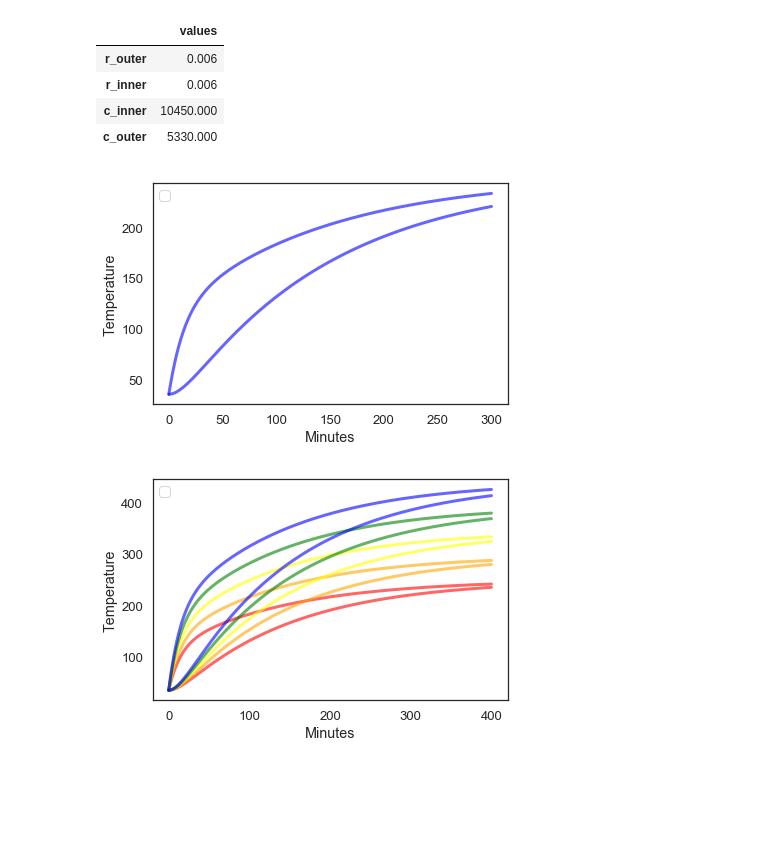
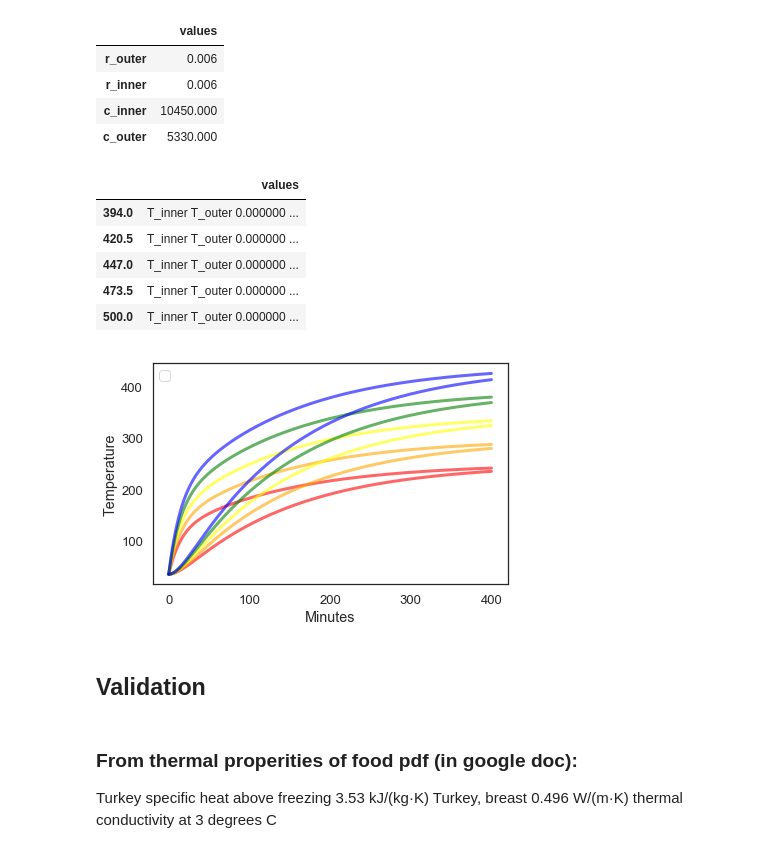
Before and after one commit to MellieZito/Project-2, a Jupyter notebook: code/Turkey.ipynb, the cells around one changed output. Saved outputs shown, nothing was run; the diff lists cells and outputs as text; code cells hidden in the pictures; blank space fills up the shorter version.

```diff
--- a/code/Turkey.ipynb
+++ b/code/Turkey.ipynb
@@ -88,0 +89,24 @@ def slope_func(state, t, system):
+# %%
+def sweep_temp(system, slope_func, min_temp, max_temp, time):
+    '''Sweep oven temperature
+
+    min_temp: lowest temperature
+    max_temp: highest temperature
+
+    Returns: Sweepseries
+    '''
+
+    temp_array = linspace(min_temp, max_temp, 5)
+    sweep = SweepSeries()
+
+    colors = ['red','orange','yellow','green','blue','purple']
+    color_counter = 0
+
+    for temp in temp_array:
+        system=make_system(params,temp,275,time) #make_system(params, T_oven, T_init, t_end)
+        results, details = run_ode_solver(system,slope_func,max_step=1)
+        plot_results(results.T_inner, results.T_outer, colors[color_counter])
+        color_counter += 1
+        sweep[temp] = results
+
+    return sweep
@@ -118,11 +146,3 @@ params = Params(
 | r_inner | 0.006 |
 | c_inner | 10450.000 |
 | c_outer | 5330.000 |
-# %%
-#394K is 250F
-system=make_system(params,394,275,300) #make_system(params, T_oven, T_init, t_end)
-results, details=run_ode_solver(system,slope_func,max_step=1)
-# %%
-plot_results(results.T_inner, results.T_outer, 'blue')
-# %% [output]
-[figure, removed]
@@ -151,4 +149,16 @@ def sweep_temp(system, slope_func, min_temp, max_temp, time):
 # %%
-sweep_temp(system, slope_func, 394, 500, 400)
+sweep = sweep_temp(system, slope_func, 394, 500, 400)
 # %% [output]
+|  | values |
+| 394.0 | T_inner T_outer 0.000000 ... |
+| 420.5 | T_inner T_outer 0.000000 ... |
+| 447.0 | T_inner T_outer 0.000000 ... |
+| 473.5 | T_inner T_outer 0.000000 ... |
+| 500.0 | T_inner T_outer 0.000000 ... |
 [figure]
+# %% [markdown]
+## Validation
+# %% [markdown]
+### From thermal properities of food pdf (in google doc):
+Turkey specific heat above freezing 3.53 kJ/(kg·K)
+Turkey, breast 0.496 W/(m·K) thermal conductivity at 3 degrees C
```
Also changed, not shown: parts of 13 cells of this notebook.
